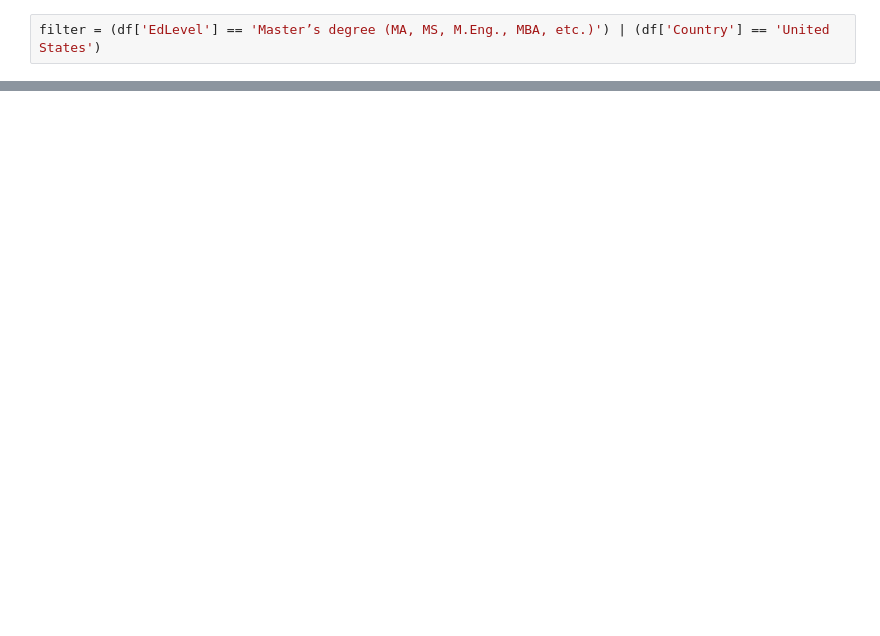
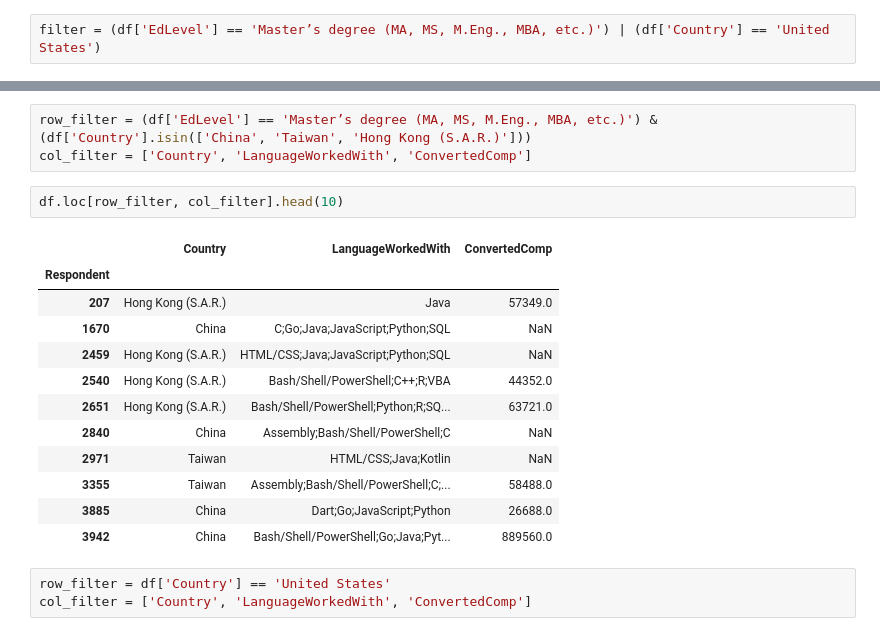
Before and after one commit to JosephZYU/Python-5-pandas, a Jupyter notebook: 04.Filtering - Using Conditionals to Filter Rows and Columns.ipynb, the cells around one changed output, grey strips where cells are left out. Cells and saved outputs as stored; diff of their text form; blank space fills up the shorter version.

```diff
--- a/04.Filtering - Using Conditionals to Filter Rows and Columns.ipynb
+++ b/04.Filtering - Using Conditionals to Filter Rows and Columns.ipynb
@@ -73,6 +65,27 @@ df.loc[filter].head(3)
 | 4 | I am a developer by profession | No | Never | The quality of OSS and closed sou... | Employed full-time | United States | No | Bachelor’s degree (BA, BS, B.Eng.... | ... |
 | 10 | I am a developer by profession | Yes | Once a month or more often | OSS is, on average, of HIGHER qua... | Employed full-time | India | No | Master’s degree (MA, MS, M.Eng., ... | ... |
 | 13 | I am a developer by profession | Yes | Less than once a month but more t... | OSS is, on average, of HIGHER qua... | Employed full-time | United States | No | Master’s degree (MA, MS, M.Eng., ... | ... |
+# %%
+row_filter = (df['EdLevel'] == 'Master’s degree (MA, MS, M.Eng., MBA, etc.)') & (df['Country'].isin(['China', 'Taiwan', 'Hong Kong (S.A.R.)']))
+col_filter = ['Country', 'LanguageWorkedWith', 'ConvertedComp']
+# %%
+df.loc[row_filter, col_filter].head(10)
+# %% [output]
+|  | Country | LanguageWorkedWith | ConvertedComp |
+| Respondent |  |  |  |
+| 207 | Hong Kong (S.A.R.) | Java | 57349.0 |
+| 1670 | China | C;Go;Java;JavaScript;Python;SQL | NaN |
+| 2459 | Hong Kong (S.A.R.) | HTML/CSS;Java;JavaScript;Python;SQL | NaN |
+| 2540 | Hong Kong (S.A.R.) | Bash/Shell/PowerShell;C++;R;VBA | 44352.0 |
+| 2651 | Hong Kong (S.A.R.) | Bash/Shell/PowerShell;Python;R;SQ... | 63721.0 |
+| 2840 | China | Assembly;Bash/Shell/PowerShell;C | NaN |
+| 2971 | Taiwan | HTML/CSS;Java;Kotlin | NaN |
+| 3355 | Taiwan | Assembly;Bash/Shell/PowerShell;C;... | 58488.0 |
+| 3885 | China | Dart;Go;JavaScript;Python | 26688.0 |
+| 3942 | China | Bash/Shell/PowerShell;Go;Java;Pyt... | 889560.0 |
+# %%
+row_filter = df['Country'] == 'United States'
+col_filter = ['Country', 'LanguageWorkedWith', 'ConvertedComp']
 # %%
 # the opposite of filter ~ tilde
 # 🧠 ~filter -> ~
```
Also changed, not shown: parts of 11 cells of this notebook, 1 other file.
